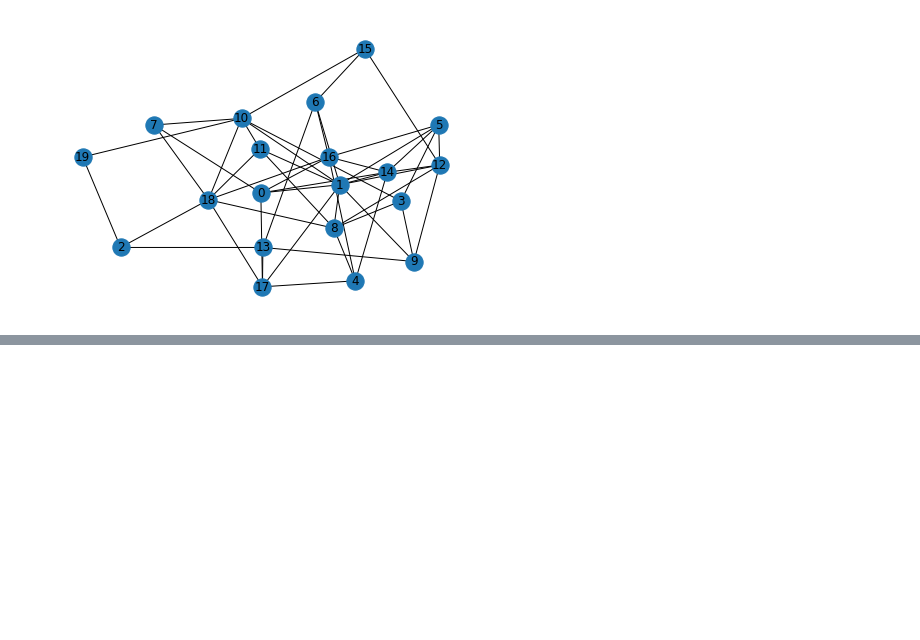
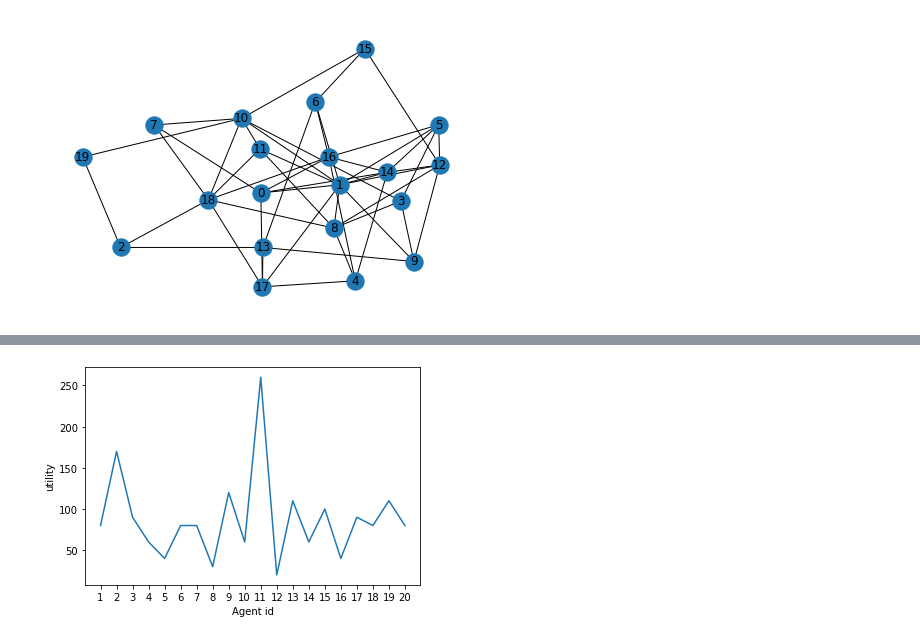
Before and after one commit to WSL-IIITB/SPECTRA, a Jupyter notebook: simulateNetwork.ipynb, the cells around one changed output, grey strips where cells are left out. Cells and saved outputs as stored; diff of their text form; code cells hidden in the pictures; blank space fills up the shorter version.

```diff
--- a/simulateNetwork.ipynb
+++ b/simulateNetwork.ipynb
@@ -82,0 +80,4 @@ print(np.sum(getNetworkProp(G, "utility")))
+# %%
+plotAgentwiseProp(G, "utility")
+# %% [output]
+[figure, added]
```
Also changed, not shown: parts of 9 cells of this notebook, 2 other files.
